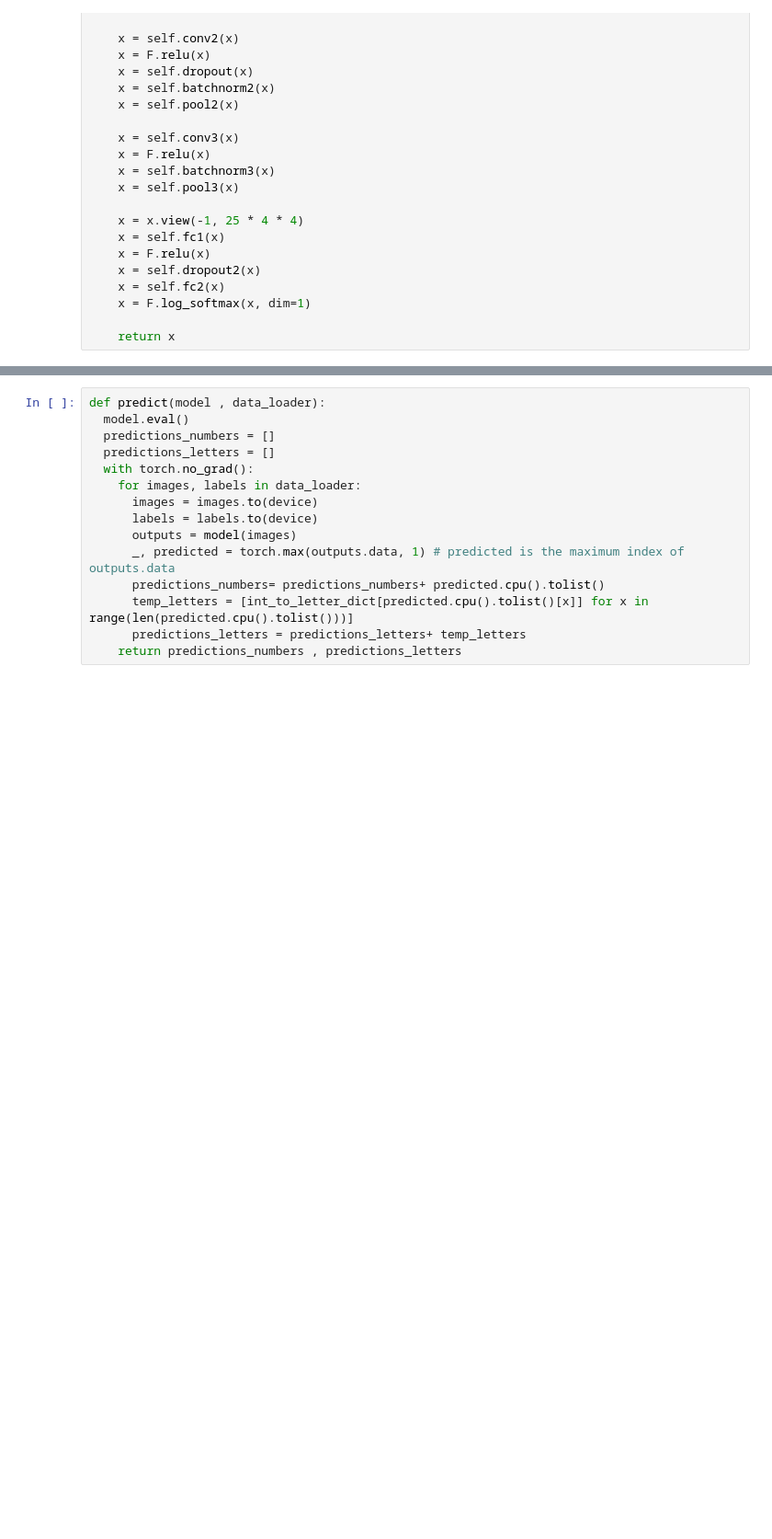
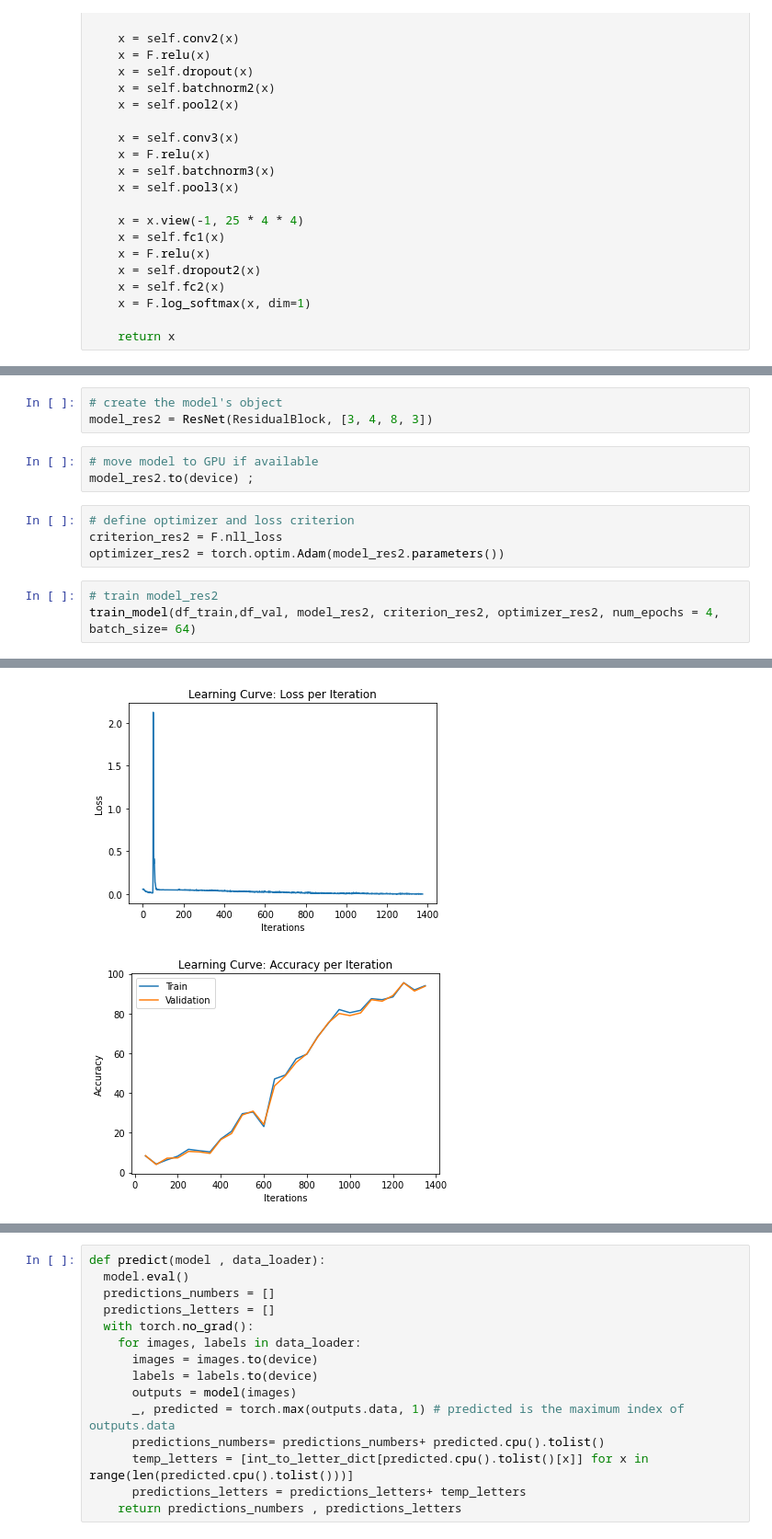
Before and after one commit to RonBartov/american-sign-language-image-classification, a Jupyter notebook: Final_Project_ASL_Classification.ipynb, the cells around one changed output, grey strips where cells are left out. Shown: that part at 92% size. Cells and saved outputs as stored; diff of their text form; blank space fills up the shorter version.

```diff
--- a/Final_Project_ASL_Classification.ipynb
+++ b/Final_Project_ASL_Classification.ipynb
@@ -818,0 +917,14 @@ optimizer = torch.optim.Adam(model.parameters())
+# %%
+# create the model's object
+model_res2 = ResNet(ResidualBlock, [3, 4, 8, 3])
+# %%
+# move model to GPU if available
+model_res2.to(device) ;
+# %%
+# define optimizer and loss criterion
+criterion_res2 = F.nll_loss
+optimizer_res2 = torch.optim.Adam(model_res2.parameters())
+# %%
+# train model_res2
+train_model(df_train,df_val, model_res2, criterion_res2, optimizer_res2, num_epochs = 4, batch_size= 64)
+# %% [output]
@@ -818,0 +948,2 @@ optimizer = torch.optim.Adam(model.parameters())
+[figure, added]
+[figure, added]
```
Also changed, not shown: parts of 37 cells of this notebook.
